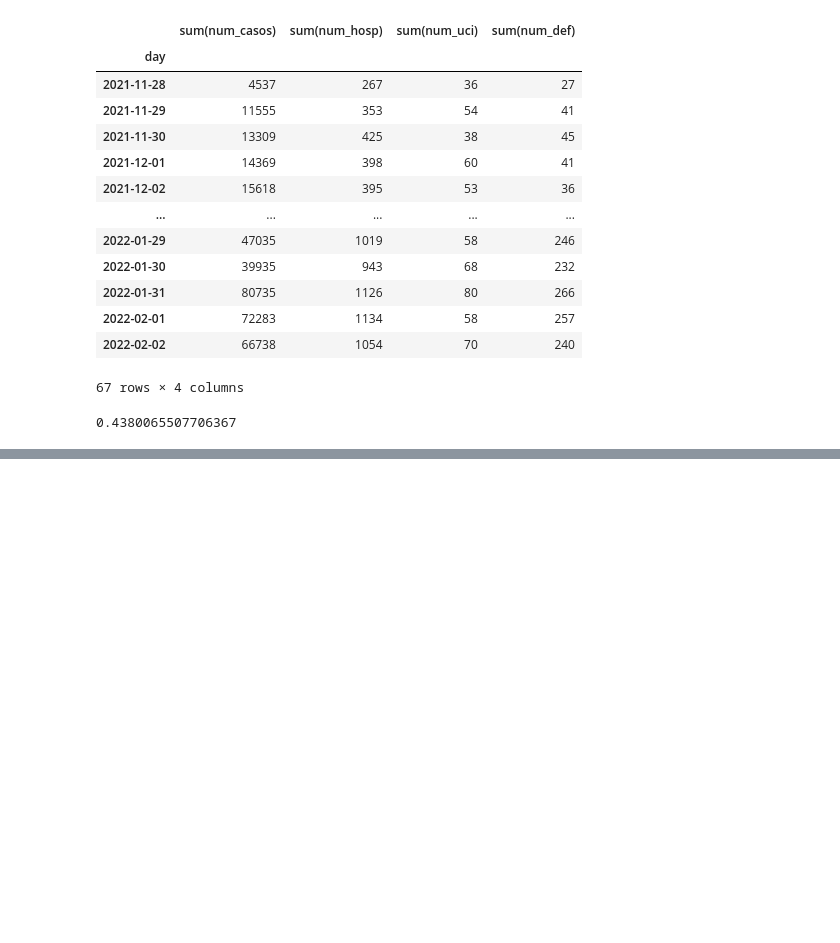
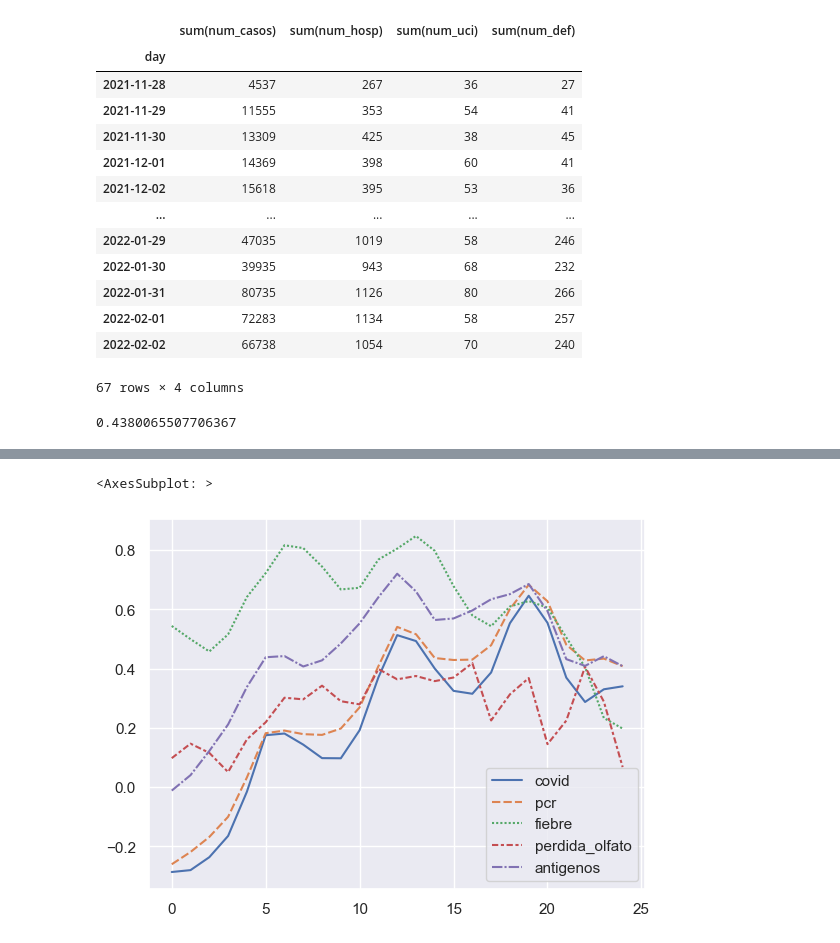
Before and after one commit to ericguti/aene_data_warehouse, a Jupyter notebook: notebooks/EntrenandoML.ipynb, the cells around one changed output, grey strips where cells are left out. Cells and saved outputs as stored; diff of their text form; code cells hidden in the pictures; blank space fills up the shorter version.

```diff
--- a/notebooks/EntrenandoML.ipynb
+++ b/notebooks/EntrenandoML.ipynb
@@ -262,0 +249,6 @@ plt.show()
+# %%
+df_probar = pd.DataFrame(dict_test)
+sns.lineplot(data=df_probar)
+# %% [output]
+<AxesSubplot: >
+[figure, added]
```
Also changed, not shown: parts of 79 cells of this notebook.
